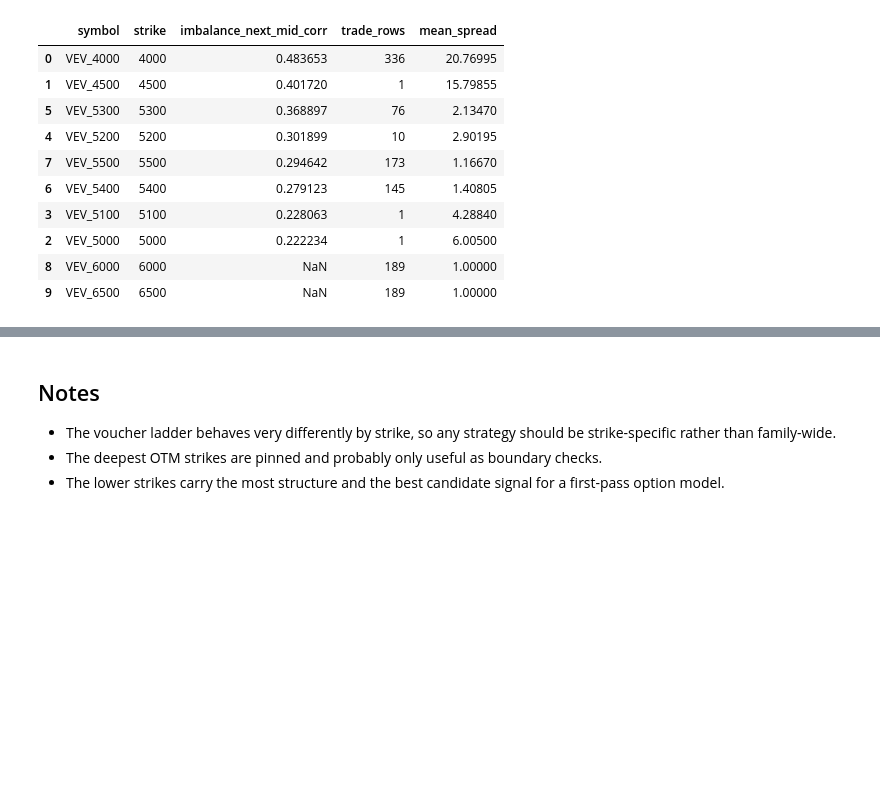
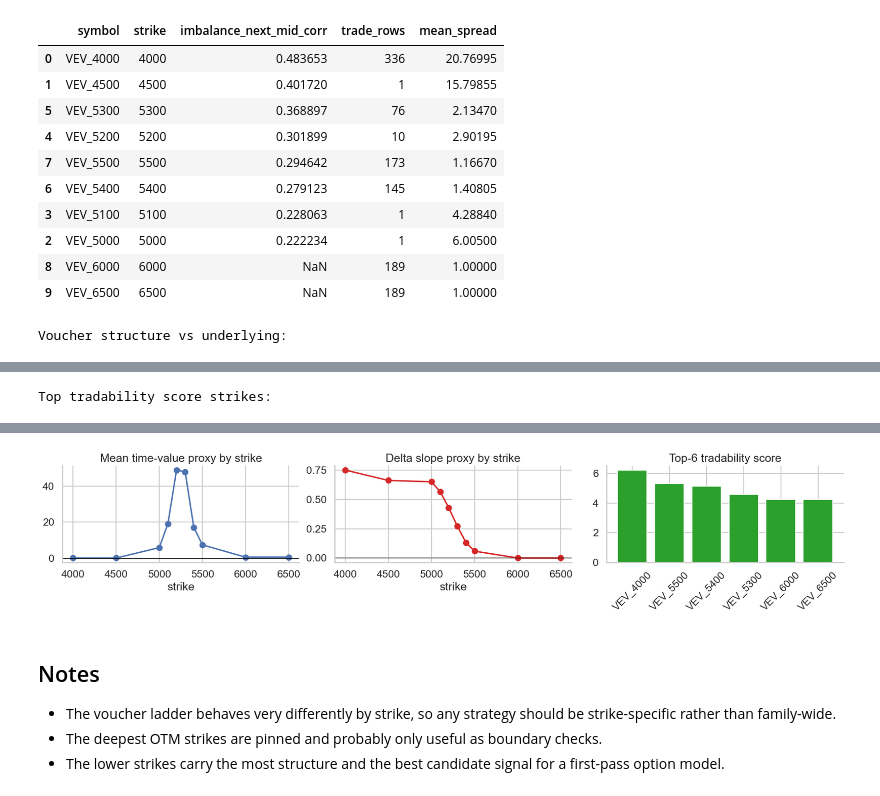
Before and after one commit to EricLuGHub/data-stream-simulation-lab, a Jupyter notebook: R3/analysis/vv_xxxx_analysis.ipynb, the cells around one changed output, grey strips where cells are left out. Drawn from its saved outputs; the diff is of its cells as text; code cells hidden in the pictures; blank space fills up the shorter version.

```diff
--- a/R3/analysis/vv_xxxx_analysis.ipynb
+++ b/R3/analysis/vv_xxxx_analysis.ipynb
@@ -204,3 +204,76 @@ Top strikes by imbalance-to-next-mid signal:
 | 2 | VEV_5000 | 5000 | 0.222234 | 1 | 6.00500 |
 | 8 | VEV_6000 | 6000 | NaN | 189 | 1.00000 |
 | 9 | VEV_6500 | 6500 | NaN | 189 | 1.00000 |
+# %%
+# Deeper structure checks: relation to VELV underlying and strike-dependent sensitivity
+
+# Build underlying (VELV) mid series for timestamp/day alignment
+underlying = prices.loc[prices['product'] == 'VELVETFRUIT_EXTRACT', ['day', 'timestamp', 'mid_price']].copy()
+underlying = underlying.rename(columns={'mid_price': 'velv_mid'})
+
+vv_struct_rows = []
+for product in voucher_products:
+    strike = int(product.split('_')[1])
+    p = voucher_prices.loc[voucher_prices['product'] == product, ['day', 'timestamp', 'mid_price']].copy()
+    p = p.rename(columns={'mid_price': 'vv_mid'})
+    m = p.merge(underlying, on=['day', 'timestamp'], how='left').sort_values(['day', 'timestamp'])
+    m['intrinsic'] = (m['velv_mid'] - strike).clip(lower=0)
+    m['time_value_proxy'] = m['vv_mid'] - m['intrinsic']
+    m['d_vv'] = m.groupby('day')['vv_mid'].diff()
+    m['d_velv'] = m.groupby('day')['velv_mid'].diff()
+
+    valid = m[['d_vv', 'd_velv']].dropna()
+    if len(valid) > 20 and valid['d_velv'].abs().sum() > 0:
+        slope = np.polyfit(valid['d_velv'], valid['d_vv'], 1)[0]
+        corr = valid['d_vv'].corr(valid['d_velv'])
+    else:
+        slope = np.nan
+        corr = np.nan
+
+    vv_struct_rows.append({
+        'symbol': product,
+        'strike': strike,
+        'mean_intrinsic': m['intrinsic'].mean(),
+        'mean_time_value_proxy': m['time_value_proxy'].mean(),
+        'pct_negative_time_value': (m['time_value_proxy'] < 0).mean(),
+        'delta_slope_proxy': slope,
+        'corr_dvv_dvelv': corr,
+    })
+
+vv_struct = pd.DataFrame(vv_struct_rows).sort_values('strike').reset_index(drop=True)
+
+# Rank strikes by practical tradability score (activity + movement + not pinned)
+rank = summary.merge(vv_struct[['symbol', 'delta_slope_proxy', 'mean_time_value_proxy']], on='symbol', how='left')
+rank['is_pinned'] = rank['std_mid'].fillna(0) < 1e-9
+rank['tradability_score'] = (
+    np.log1p(rank['trade_rows'])
+    + 0.15 * rank['mean_abs_mid_change'].fillna(0)
+    + 0.5 * rank['imbalance_next_mid_corr'].fillna(0)
+    - 1.0 * rank['is_pinned'].astype(float)
+)
+rank = rank.sort_values('tradability_score', ascending=False)
+
+print('Voucher structure vs underlying:')
+display(vv_struct)
+print('Top tradability score strikes:')
+display(rank[['symbol', 'strike', 'trade_rows', 'std_mid', 'mean_abs_mid_change', 'imbalance_next_mid_corr', 'delta_slope_proxy', 'tradability_score']].head(10))
+
+fig, axes = plt.subplots(1, 3, figsize=(18, 4))
+
+axes[0].plot(vv_struct['strike'], vv_struct['mean_time_value_proxy'], marker='o')
+axes[0].axhline(0, color='black', lw=1)
+axes[0].set_title('Mean time-value proxy by strike')
+axes[0].set_xlabel('strike')
+
+axes[1].plot(vv_struct['strike'], vv_struct['delta_slope_proxy'], marker='o', color='#d62728')
+axes[1].axhline(0, color='black', lw=1)
+axes[1].set_title('Delta slope proxy by strike')
+axes[1].set_xlabel('strike')
+
+axes[2].bar(rank['symbol'].head(6), rank['tradability_score'].head(6), color='#2ca02c')
+axes[2].set_title('Top-6 tradability score')
+axes[2].tick_params(axis='x', rotation=45)
+
+plt.tight_layout()
+# %% [output]
+Voucher structure vs underlying:
@@ -206,0 +291 @@ Top strikes by imbalance-to-next-mid signal:
+Top tradability score strikes:
@@ -207,3 +303,4 @@ Top strikes by imbalance-to-next-mid signal:
+[figure, added]
 # %% [markdown]
 ## Notes
 
```
Also changed, not shown: parts of 1 cell of this notebook, 24 other files.
